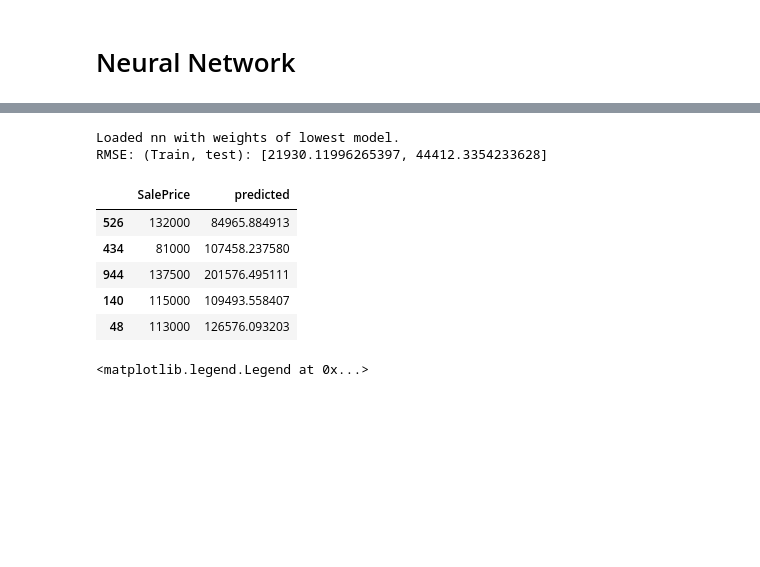
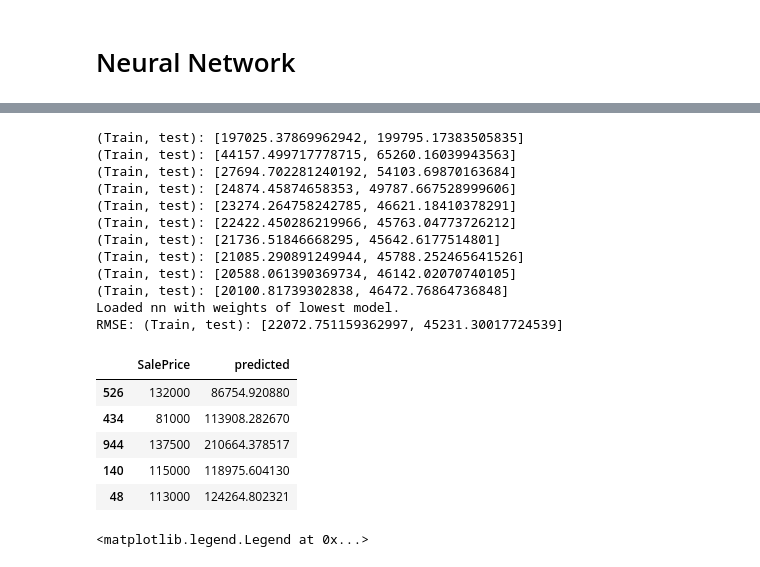
Before and after one commit to rsirosh/Predicting-Housing-Prices-CS373, a Jupyter notebook: clean merged with master.ipynb, the cells around one changed output, grey strips where cells are left out. Saved outputs shown, nothing was run; the diff lists cells and outputs as text; code cells hidden in the pictures; blank space fills up the shorter version.

```diff
--- a/clean merged with master.ipynb
+++ b/clean merged with master.ipynb
@@ -411,29 +413,29 @@ for i in range(max_iters):
-# %%
-train_error = []
-test_error = []
-for e in errors:
-    train_error.append(e[0])
-    test_error.append(e[1])
-
-nn_setBestWeights(nn, test_error, models)
-error = nnRMSE(nn, nn_X_train_pca, nn_y_train_pca, nn_X_test_pca, nn_y_test_pca)
-print(f"RMSE: (Train, test): {error}")
-# %% [output]
-Loaded nn with weights of lowest model.
-RMSE: (Train, test): [21930.11996265397, 44412.3354233628]
 # %%
+nn = NeuralNet(nn_X_train_pca, nn_y_train_pca, nn_X_test_pca, nn_y_test_pca)
 epochs = [i for i in range(1,len(errors)+1)]
 nn_predicted = nn.predict(X_test_pca)
 nn_pred = y_test.copy()
 nn_pred["predicted"] = nn_predicted
 nn_pred.head()
 # %% [output]
+(Train, test): [197025.37869962942, 199795.17383505835]
+(Train, test): [44157.499717778715, 65260.16039943563]
+(Train, test): [27694.702281240192, 54103.69870163684]
+(Train, test): [24874.45874658353, 49787.667528999606]
+(Train, test): [23274.264758242785, 46621.18410378291]
+(Train, test): [22422.450286219966, 45763.04773726212]
+(Train, test): [21736.51846668295, 45642.6177514801]
+(Train, test): [21085.290891249944, 45788.252465641526]
+(Train, test): [20588.061390369734, 46142.02070740105]
+(Train, test): [20100.81739302838, 46472.76864736848]
+Loaded nn with weights of lowest model.
+RMSE: (Train, test): [22072.751159362997, 45231.30017724539]
 |  | SalePrice | predicted |
-| 526 | 132000 | 84965.884913 |
-| 434 | 81000 | 107458.237580 |
-| 944 | 137500 | 201576.495111 |
-| 140 | 115000 | 109493.558407 |
-| 48 | 113000 | 126576.093203 |
+| 526 | 132000 | 86754.920880 |
+| 434 | 81000 | 113908.282670 |
+| 944 | 137500 | 210664.378517 |
+| 140 | 115000 | 118975.604130 |
+| 48 | 113000 | 124264.802321 |
 # %%
 train_line = plt.plot(epochs,train_error, color='red', label='Train')
 test_line = plt.plot(epochs,test_error, color='green', label='Test')
```
Also changed, not shown: parts of 10 cells of this notebook.
